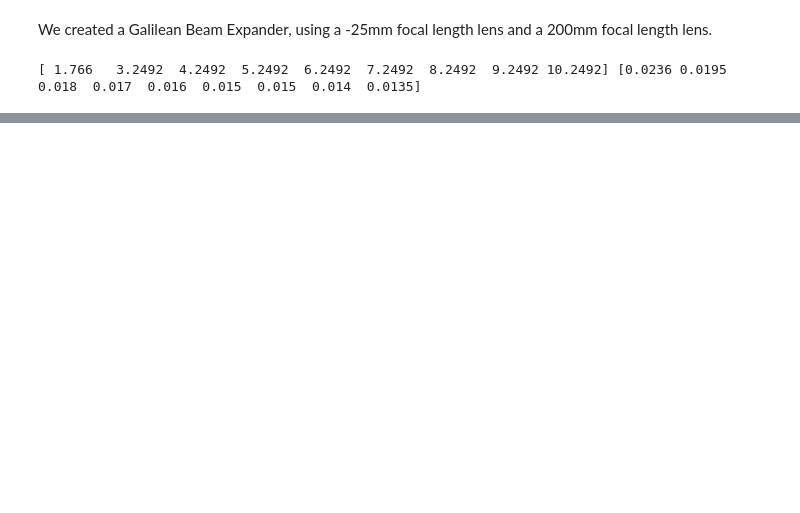
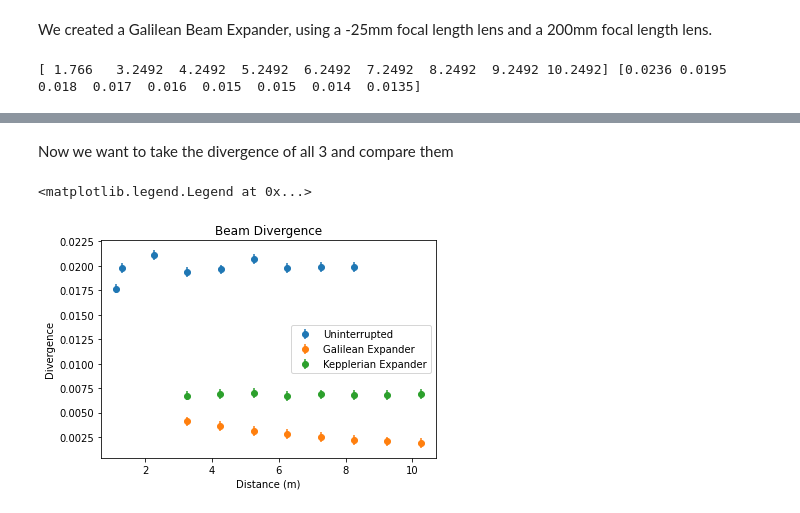
Before and after one commit to Fderick/Advanced-Lab-Data, a Jupyter notebook: Lab01-ExpandingLaserBeams.ipynb, the cells around one changed output, grey strips where cells are left out. Saved outputs shown, nothing was run; the diff lists cells and outputs as text; code cells hidden in the pictures; blank space fills up the shorter version.

```diff
--- a/Lab01-ExpandingLaserBeams.ipynb
+++ b/Lab01-ExpandingLaserBeams.ipynb
@@ -64,0 +82,20 @@ beam2_diam = np.array(beam3_diam_cm) * 0.01 #m
+# %% [markdown]
+Now we want to take the divergence of all 3 and compare them
+# %%
+
+theta  = np.sqrt((beam_diam**2 - d_0[0]**2)/distances**2)
+theta2 = np.sqrt(np.abs((beam2_diam**2 - d_0[1]**2)/distances2**2))
+theta3 = np.sqrt((beam3_diam**2 - d_0[2]**2)/distances2**2)
+
+#THE CURRENT UNCERTAINTIES FOR THETA NEED TO BE CALCULATED
+
+plt.errorbar(distances[1:], theta[1:], label="Uninterrupted",yerr = del_beam_diam, fmt = 'o')
+plt.errorbar(distances2[1:], theta2[1:], label="Galilean Expander",yerr = del_beam_diam, fmt = 'o')
+plt.errorbar(distances2[1:], theta3[1:], label="Kepplerian Expander",yerr = del_beam_diam, fmt = 'o')
+plt.xlabel("Distance (m)")
+plt.ylabel("Divergence")
+plt.title("Beam Divergence")
+plt.legend()
+# %% [output]
+<matplotlib.legend.Legend at 0x...>
+[figure, added]
```
Also changed, not shown: parts of 6 cells of this notebook, 1 other file.
